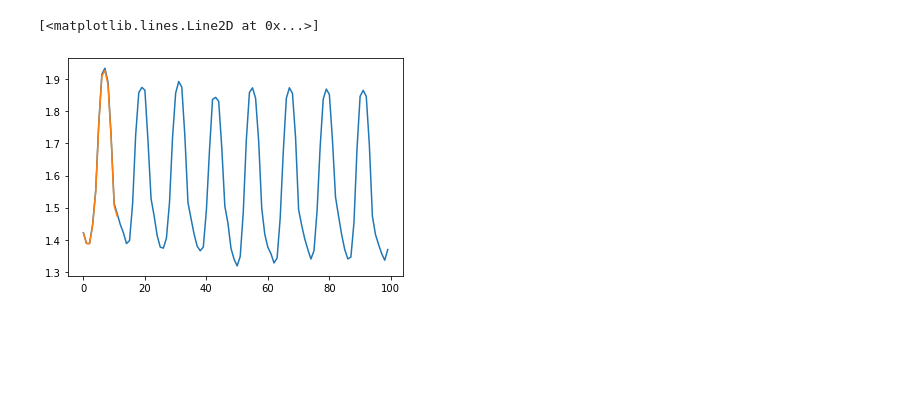
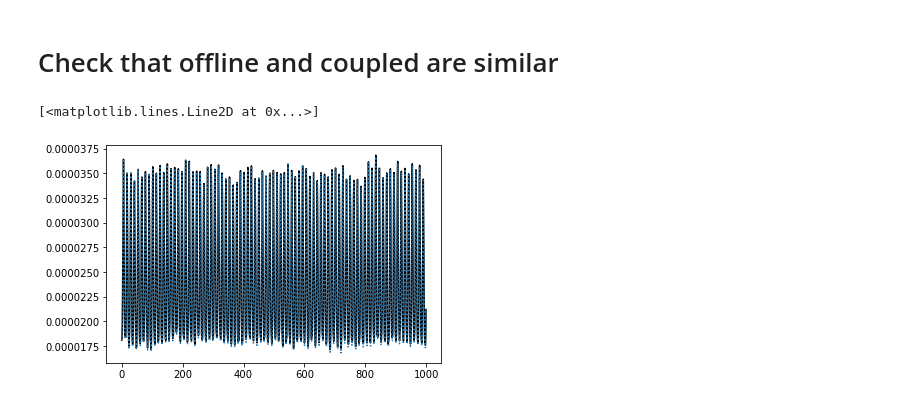
Before and after one commit to czarakas/coupled_PPE, a Jupyter notebook: code/check_simulations/Compare_coupled_and_offline.ipynb, the cells around one changed output. Drawn from its saved outputs; the diff is of its cells as text; code cells hidden in the pictures; blank space fills up the shorter version.

```diff
--- a/code/check_simulations/Compare_coupled_and_offline.ipynb
+++ b/code/check_simulations/Compare_coupled_and_offline.ipynb
@@ -19,8 +21,10 @@ ds_temp2 = xr.open_dataset('/glade/campaign/cgd/tss/czarakas/'+
 landarea=(ds_temp2.area*ds_temp2.landfrac)
 landweights=landarea/landarea.mean(dim=['lat','lon'])
 # %%
-var='TLAI'
-basecase_lnd=xr.open_dataset('/glade/campaign/cgd/tss/czarakas/COUP0000_PI_SOM/lnd/proc/tseries/COUP0000_PI_SOM.clm2.h0.timeseries.'+var+'.nc')
+var='GPP'
+ds_coupled=xr.open_dataset('/glade/campaign/cgd/tss/czarakas/COUP0000_PI_SOM/lnd/'+
+                           'proc/tseries/COUP0000_PI_SOM.clm2.h0.timeseries.'+var+'.nc')
 # %%
-ds_offline = xr.open_dataset('/glade/scratch/czarakas/archive/OFFL0000_PI_CPLhist/lnd/hist/'+
-                             'OFFL0000_PI_CPLhist.clm2.h0.0049-02-01-00000.nc')
+ds_offline = xr.open_dataset('/glade/scratch/czarakas/archive/'+
+                             'OFFL0000_PI_CPLhist/lnd/proc/tseries/'+
+                             'OFFL0000_PI_CPLhist.clm2.h0.timeseries.'+var+'.nc')
@@ -27,6 +35,9 @@ ds_offline = xr.open_dataset('/glade/scratch/czarakas/archive/OFFL0000_PI_CPLhis
+# %% [markdown]
+# Check that offline and coupled are similar
 # %%
-plt.plot((basecase_lnd[var]*landweights).mean(dim=['lat','lon'])[0:100])
-plt.plot((ds_offline[var]*landweights).mean(dim=['lat','lon']))
+stoptime=1000
+plt.plot((ds_coupled[var]*landweights).mean(dim=['lat','lon'])[0:stoptime],'-k')
+plt.plot((ds_offline[var]*landweights).mean(dim=['lat','lon'])[0:stoptime],':')
 # %% [output]
 [<matplotlib.lines.Line2D at 0x...>]
-[figure, old version]
+[figure, new version]
```
Also changed, not shown: parts of 18 cells of this notebook, 41 other files.
